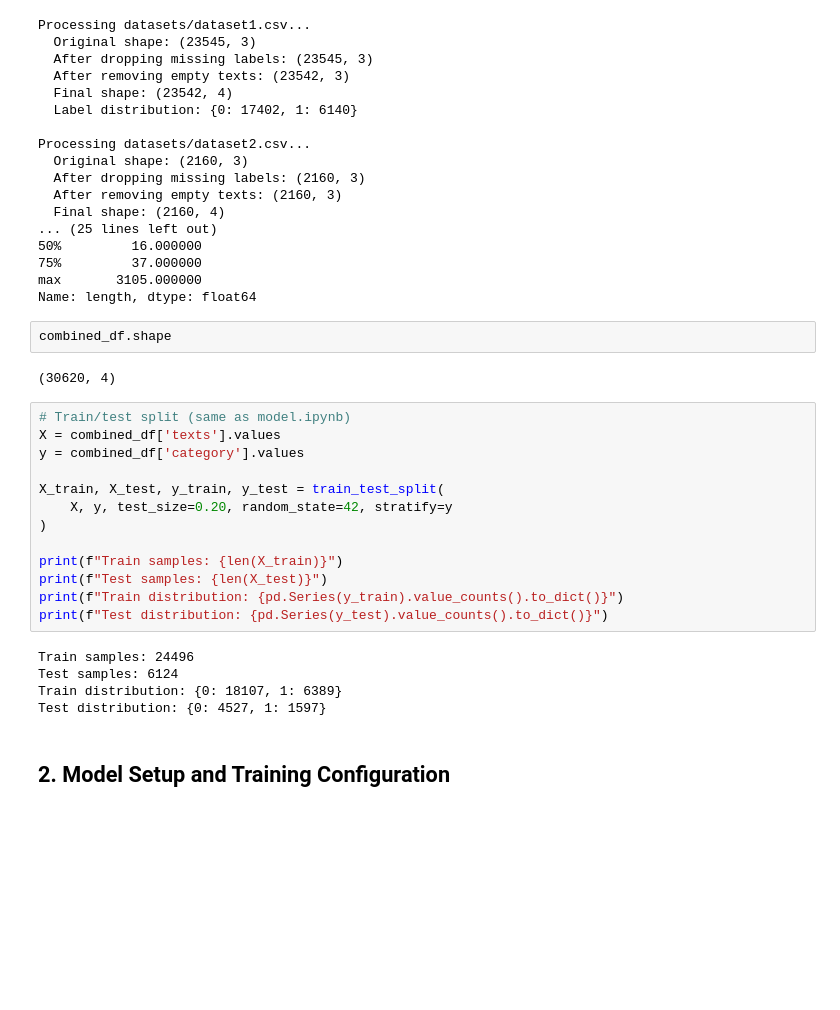
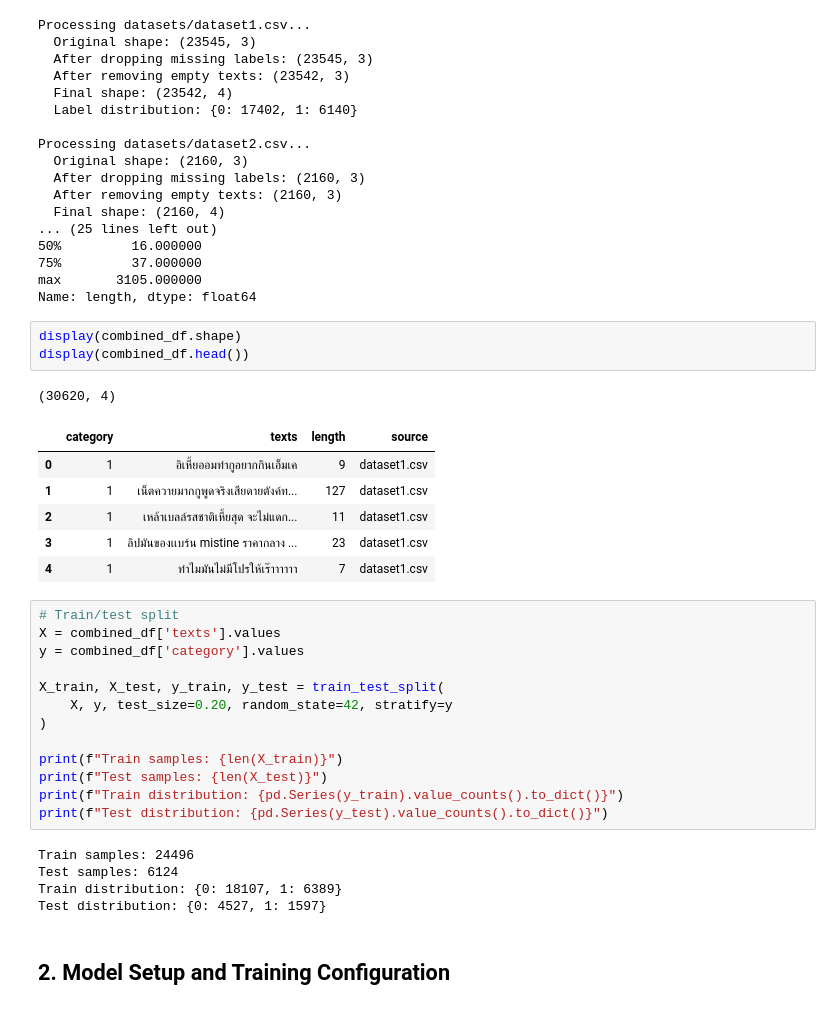
Before and after one commit to Takedaxz/THAI-MOD-Multilingual-Online-Toxicity-Detection-System, a Jupyter notebook: thai-bert.ipynb, the cells around one changed output. Cells and saved outputs as stored; diff of their text form; blank space fills up the shorter version.

```diff
--- a/thai-bert.ipynb
+++ b/thai-bert.ipynb
@@ -133,11 +134,18 @@ Processing datasets/dataset2.csv...
 max       3105.000000
 Name: length, dtype: float64
 # %%
-combined_df.shape
+display(combined_df.shape)
+display(combined_df.head())
 # %% [output]
 (30620, 4)
+|  | category | texts | length | source |
+| 0 | 1 | อิเหี้ยออมทำกูอยากกินเอ็มเค | 9 | dataset1.csv |
+| 1 | 1 | เน็ตควายมากกูพูดจริงเสียดายตังค์ท... | 127 | dataset1.csv |
+| 2 | 1 | เหล้าเบลล์รสชาติเหี้ยสุด จะไม่แดก... | 11 | dataset1.csv |
+| 3 | 1 | ลิปมันของเเบร์น mistine ราคากลาง ... | 23 | dataset1.csv |
+| 4 | 1 | ทำไมมันไม่มีโปรให้เร๊าาาาาา | 7 | dataset1.csv |
 # %%
-# Train/test split (same as model.ipynb)
+# Train/test split
 X = combined_df['texts'].values
 y = combined_df['category'].values
 
```
Also changed, not shown: parts of 6 cells of this notebook.
